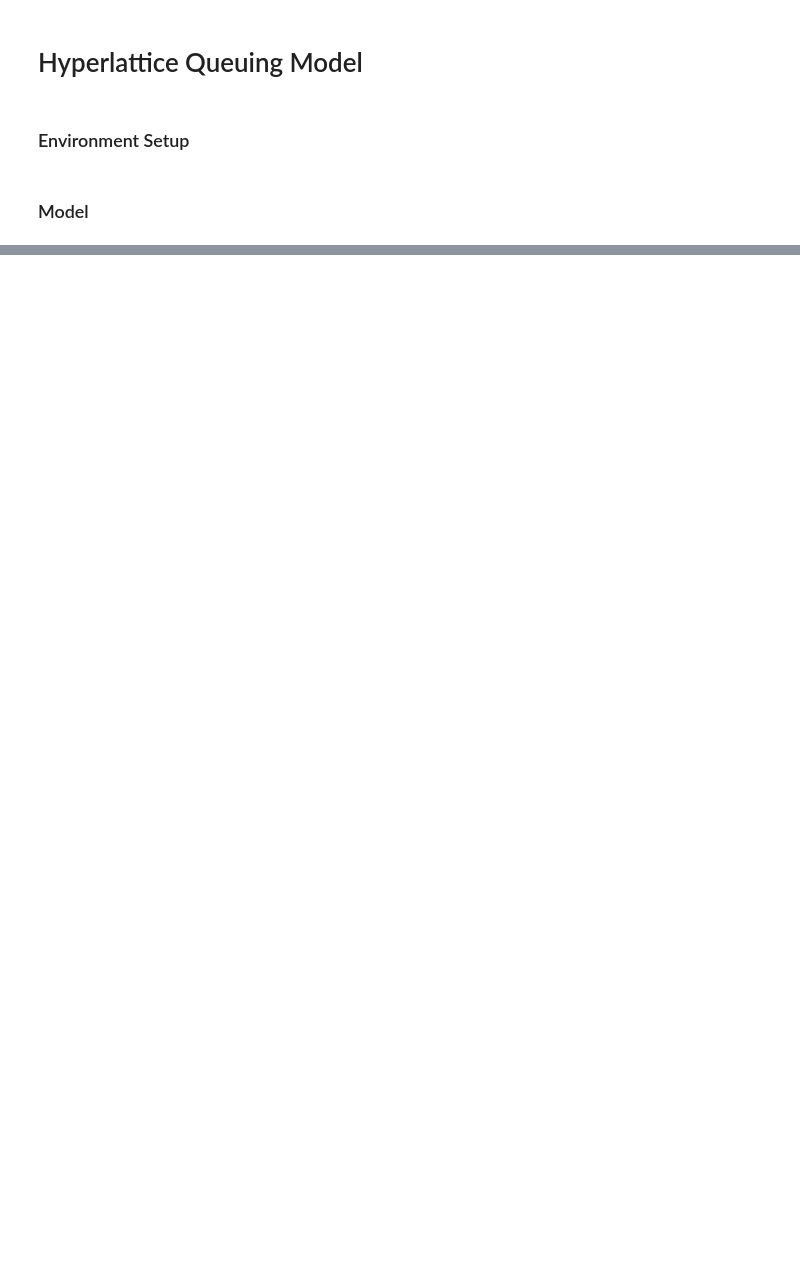
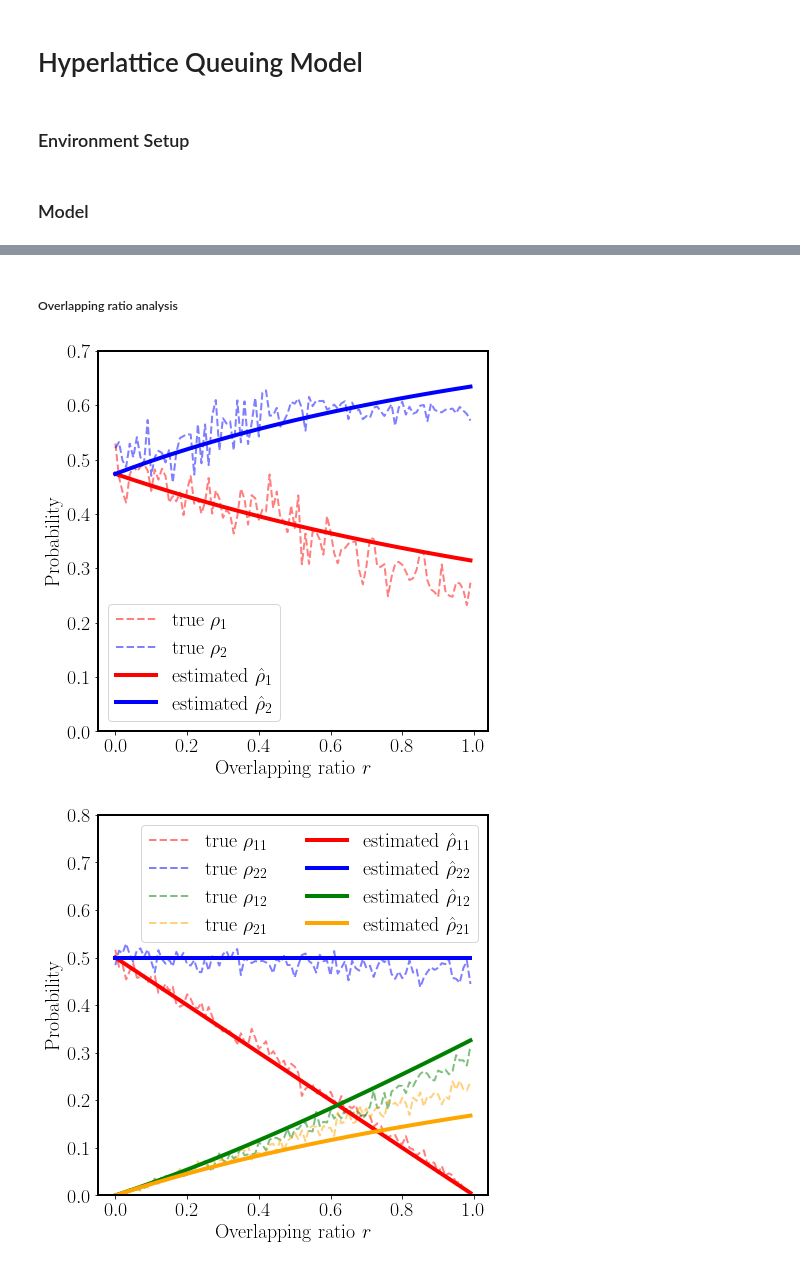
Before and after one commit to meowoodie/Hyperlattice-Queueing-Model, a Jupyter notebook: hyperlattice_queue.ipynb, the cells around one changed output, grey strips where cells are left out. Saved outputs shown, nothing was run; the diff lists cells and outputs as text; code cells hidden in the pictures; blank space fills up the shorter version.

```diff
--- a/hyperlattice_queue.ipynb
+++ b/hyperlattice_queue.ipynb
@@ -303,0 +872,75 @@ ax.plot(x, Lam)
+# %% [markdown]
+##### Overlapping ratio analysis
+# %%
+height      = 100.
+width       = 100.
+
+sims_over_ratio = []
+for overlap_width in tqdm(np.linspace(0., 99., 100)):
+
+    # subr_radius = (width / 2. + overlap_width / 2.) / 2.
+    # servers_position   = [(subr_radius, 50.), (100. - subr_radius, 50.)]
+    # subregion_polygons = [
+    #     [(0., 0.), (2 * subr_radius, 0.),
+    #       (2 * subr_radius, height), (0., height)],
+    #     [(width - 2 * subr_radius, 0.), (width, 0.),
+    #       (width, height), (width - 2 * subr_radius, height)]]
+
+    subr_radius = (width / 2. + overlap_width / 2.) / 2.
+    servers_position   = [(subr_radius, 50.), (100. - subr_radius, 50.)]
+    subregion_polygons = [
+        [(0., 0.), (50, 0.),
+         (50, height), (0., height)],
+        [(width - 2 * subr_radius, 0.), (width, 0.),
+         (width, height), (width - 2 * subr_radius, height)]]
+
+    # Setup and start the simulation
+    env = simpy.Environment()
+    sim = SimplePatrolSimulation(
+        env,
+        region=np.array([(0., 0.), (100., 0.), (100., 100.), (0., 100.)]),
+        polices=[{
+            'id':       0,
+            'location': servers_position[0],
+            'region':   Polygon(subregion_polygons[0]),
+            'resource': simpy.Resource(env, capacity=1),
+            'service_rate': 1.},
+        {
+            'id':       1,
+            'location': servers_position[1],
+            'region':   Polygon(subregion_polygons[1]),
+            'resource': simpy.Resource(env, capacity=1),
+            'service_rate': 1.}],
+        speed=10.,
+        eta=.5,
+        event_lam=1,
+        niters=1000)
+
+    sims_over_ratio.append(sim)
+
+# stationary statistics
+sim_rhos_r = []
+hq_rhos_r  = []
+sim_Rhos_r = []
+hq_Rhos_r  = []
+for overlapping_ratio, sim in zip(np.linspace(0., .99, 100), sims_over_ratio):
+    A, Lam, Eta    = create_2server_system_given_ratio(overlapping_ratio, lam=1.)
+    T              = sim.t_matrix / sim.n_matrix
+    T[np.isnan(T)] = 0
+    hq             = HyperlatticeQ(I=2, A=A, Lam=Lam, Eta=Eta, mu=1., K=5, inf=10)
+    perf           = HLQperformance(hq, T=T)
+    hq_rhos_r.append(perf.rho)
+    hq_Rhos_r.append(perf.Rho)
+    sim_rhos_r.append(sim.individual_workloads())
+    sim_Rhos_r.append(sim.Rho / sim.Rho.sum())
+
+sim_rhos_r = np.array(sim_rhos_r)
+hq_rhos_r  = np.array(hq_rhos_r)
+sim_Rhos_r = np.array(sim_Rhos_r)
+hq_Rhos_r  = np.array(hq_Rhos_r)
+
+plot_rho(sim_rhos_r, hq_rhos_r, x=np.linspace(0., .99, 100), xlabel=r"Overlapping ratio $r$", ylim=[0., .7])
+plot_Rho(sim_Rhos_r, hq_Rhos_r, x=np.linspace(0., .99, 100), xlabel=r"Overlapping ratio $r$", ylim=[0., .8])
+# %% [output]
+[figure, added]
+[figure, added]
```
Also changed, not shown: parts of 22 cells of this notebook.
